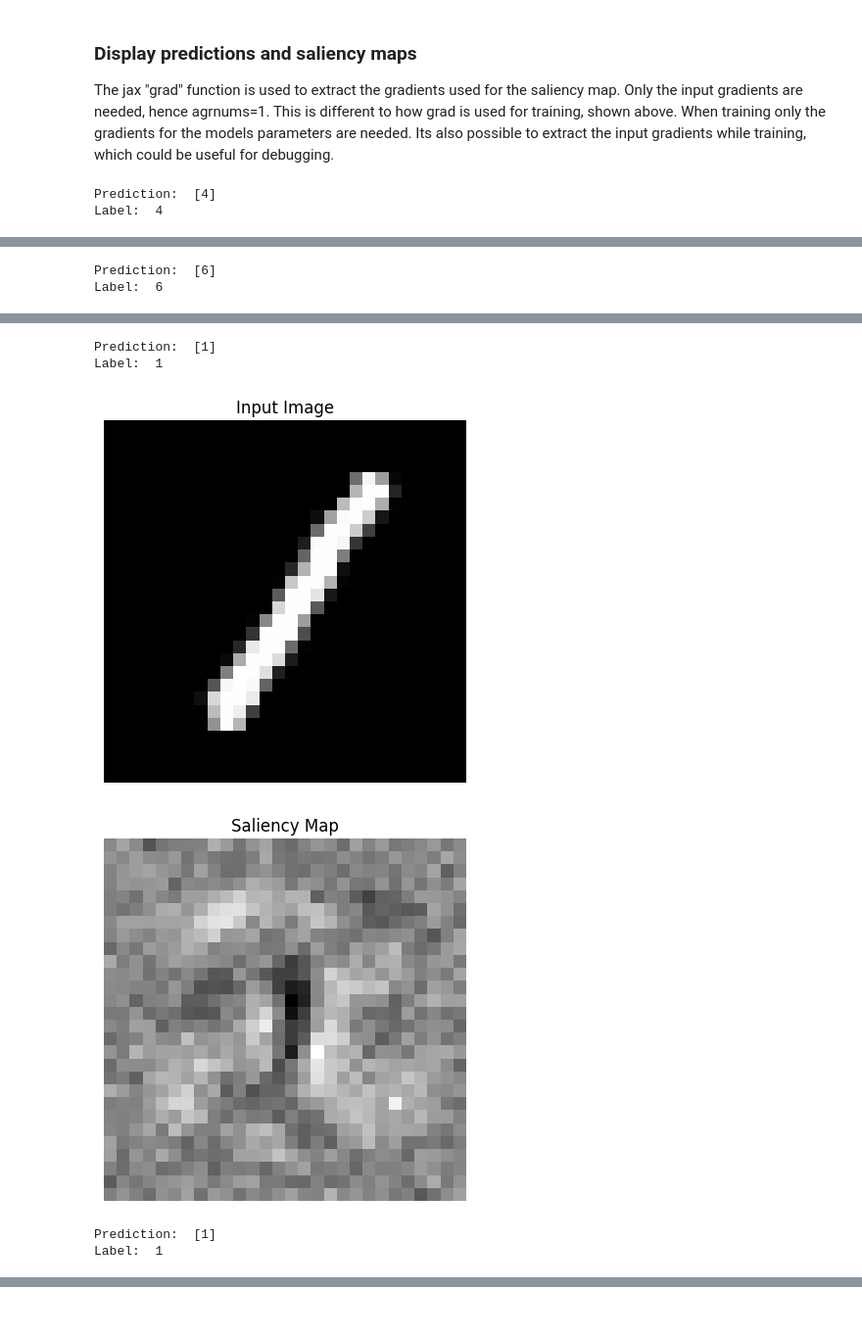
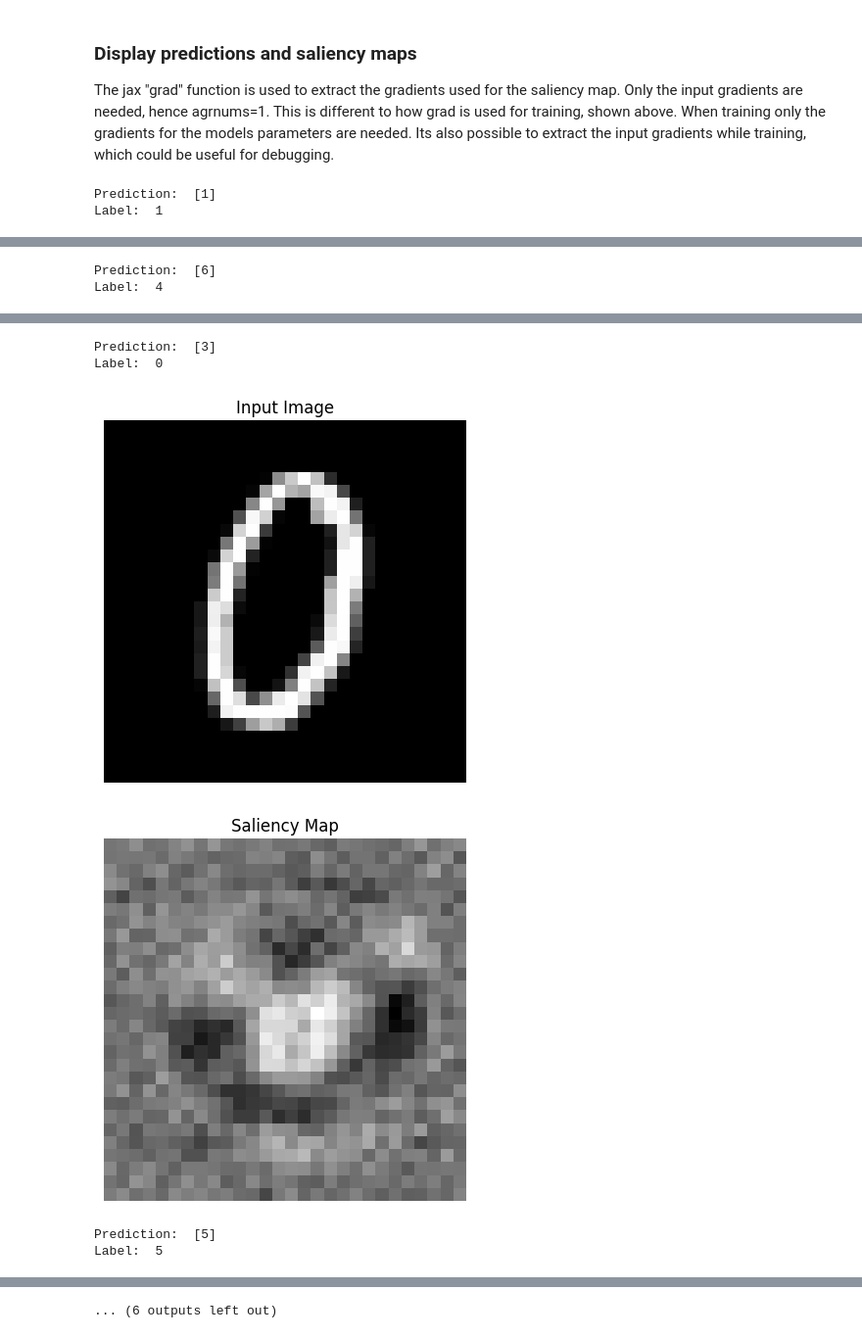
Before and after one commit to ChristianOrr/feature-attribution-methods-jax, a Jupyter notebook: gradients_mnist.ipynb, the cells around one changed output, grey strips where cells are left out. Shown at 98% size. Drawn from its saved outputs; the diff is of its cells as text; code cells hidden in the pictures.

Commit message:
updated data loading

```diff
--- a/gradients_mnist.ipynb
+++ b/gradients_mnist.ipynb
@@ -28,29 +23,36 @@ Check if the training data exists. If not, automatically download it.
 # %%
 data_dir = os.path.abspath("./digit-recognizer")
 os.makedirs(data_dir, exist_ok=True)
-train_data_path = f"{data_dir}/train.csv"
-train_data_url = "https://huggingface.co/datasets/ChristianOrr/mnist/resolve/main/train.csv"
+train_data_path = f"{data_dir}/train.zip"
+train_data_url = "https://huggingface.co/datasets/ChristianOrr/mnist/resolve/main/train.zip"
 
 if not os.path.exists(train_data_path):
     print("Downloading training data...")
-    data_utils.get_file(train_data_path, train_data_url)
+    data_utils.get_file(
+        train_data_path,
+        train_data_url,
+        extract=True,
+        cache_dir=data_dir
+        )
 
-data_df = pd.read_csv('./digit-recognizer/train.csv')
+data_df = pd.read_csv('./digit-recognizer/datasets/train.csv')
 # %%
-np.random.shuffle(data_df.values)
+val_size = 1000
+# Only shuffle training data
+np.random.shuffle(data_df[val_size:].values)
 m, n = data_df.shape
 Y = jnp.array(data_df["label"])
 data_df = data_df.drop("label", axis=1)
 X = jnp.array(data_df)
 
 
-X_train = X[1000:]
+X_train = X[val_size:]
 X_train = X_train / 255.
-Y_train = Y[1000:]
+Y_train = Y[val_size:]
 
-X_val = X[:1000]
+X_val = X[:val_size]
 X_val = X_val / 255.
-Y_val = Y[:1000]
+Y_val = Y[:val_size]
 # %% [markdown]
 ### Define the classification model
 # %%
@@ -174,9 +176,9 @@ def extract_gradients(params, X, Y):
     return grads
 
 def display_prediction(index, params):
-    current_image = X_train[None, index]
-    prediction = make_predictions(X_train[None, index], params)
-    label = Y_train[index]
+    current_image = X_val[None, index]
+    prediction = make_predictions(X_val[None, index], params)
+    label = Y_val[index]
     print("Prediction: ", prediction)
     print("Label: ", label)
 
@@ -196,9 +198,11 @@ def display_prediction(index, params):
     plt.show()
 # %%
 display_prediction(0, params)
-display_prediction(1, params)
-display_prediction(2, params)
 display_prediction(3, params)
+display_prediction(5, params)
+display_prediction(8, params)
+display_prediction(10, params)
+display_prediction(50, params)
 # %% [output]
-Prediction:  [4]
-Label:  4
+Prediction:  [1]
+Label:  1
@@ -207,2 +211,2 @@ Label:  4
 Prediction:  [6]
-Label:  6
+Label:  4
@@ -211,6 +215,6 @@ Label:  6
-Prediction:  [1]
-Label:  1
+Prediction:  [3]
+Label:  0
-[figure, old version]
+[figure, new version]
-[figure, old version]
+[figure, new version]
-Prediction:  [1]
-Label:  1
+Prediction:  [5]
+Label:  5
@@ -218,0 +223 @@ Label:  1
+... (6 outputs left out)
```
Also changed, not shown: parts of 3 cells of this notebook, 1 other file.
